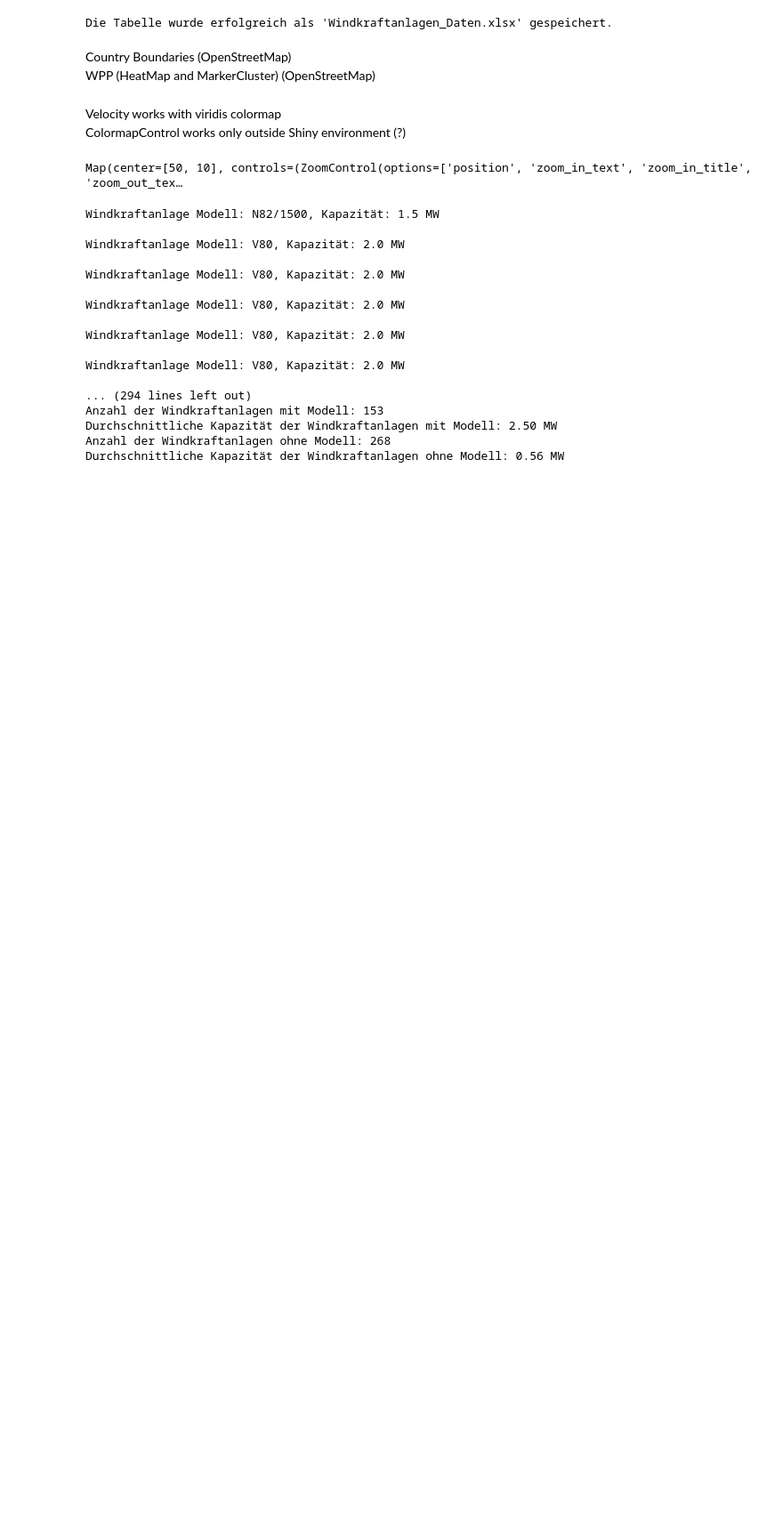
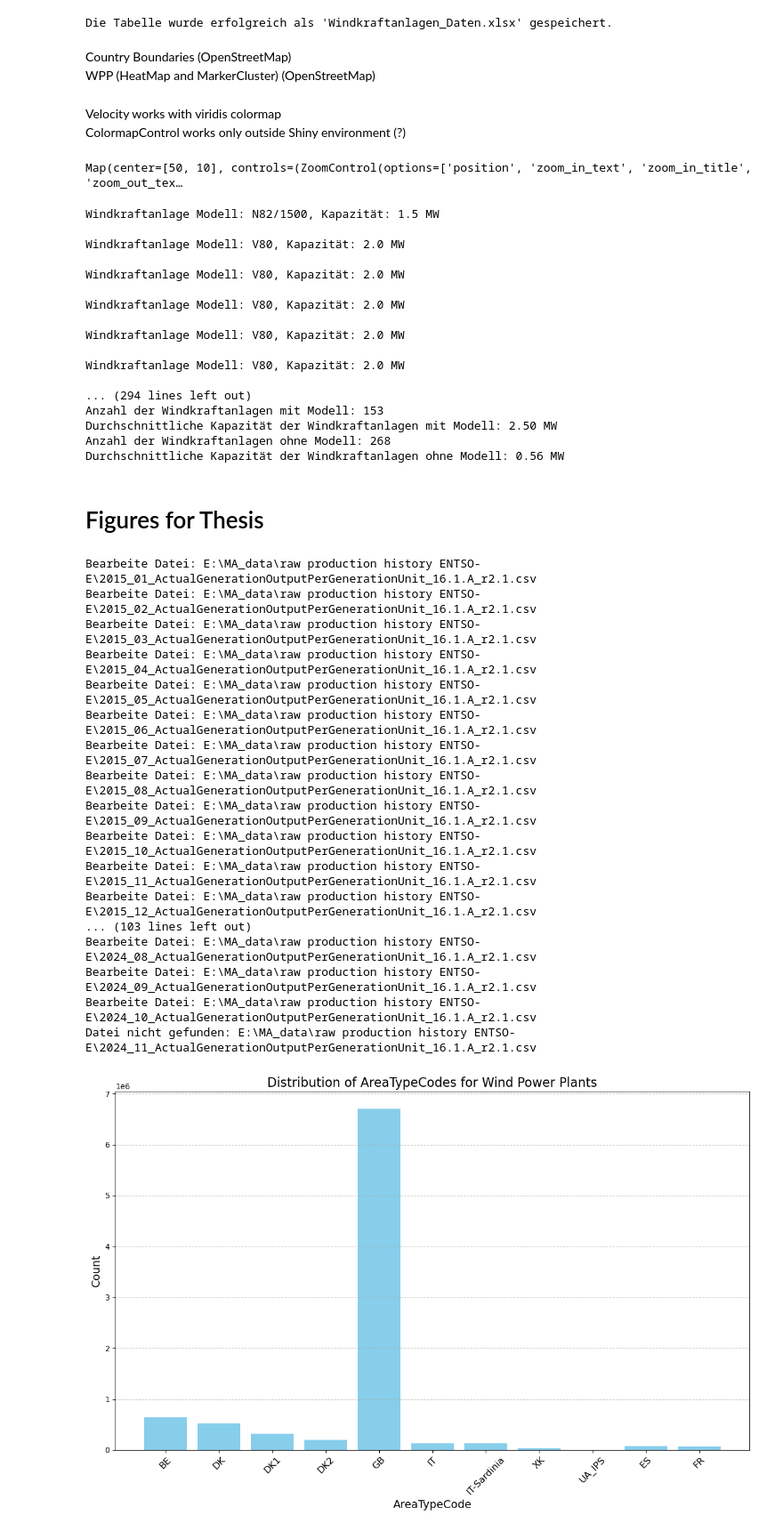
Before and after one commit to el-gif/Webapp, a Jupyter notebook: Webapp.ipynb, the cells around one changed output. Shown at 89% size. Cells and saved outputs as stored; diff of their text form; code cells hidden in the pictures; blank space fills up the shorter version.

```diff
--- a/Webapp.ipynb
+++ b/Webapp.ipynb
@@ -696,3 +696,75 @@ output_file_path = r"time_series\Filtered_Wind_Data_2015_01.xlsx"
 df_selected.to_excel(output_file_path, index=False)
 
 print("Die gefilterten Daten wurden erfolgreich in", output_file_path, "gespeichert.")
+# %% [markdown]
+<h1> Figures for Thesis
+# %%
+import pandas as pd
+import os
+import matplotlib.pyplot as plt
+
+# Basisverzeichnis
+input_dir = r"E:\MA_data\raw production history ENTSO-E"
+
+# Liste der Monate von 2015-01 bis 2024-10 generieren
+months = pd.date_range(start="2015-01", end="2024-11", freq="MS").strftime("%Y_%m").tolist()
+
+# Dictionary zur Speicherung der AreaTypeCode-Zählung
+area_type_counts = {}
+
+# For-Schleife für jede Datei
+for month in months:
+    # Dateipfad erstellen
+    input_file = os.path.join(input_dir, f"{month}_ActualGenerationOutputPerGenerationUnit_16.1.A_r2.1.csv")
+
+    # Überprüfen, ob die Datei existiert
+    if not os.path.exists(input_file):
+        print(f"Datei nicht gefunden: {input_file}")
+        continue
+
+    # Datei einlesen
+    print(f"Bearbeite Datei: {input_file}")
+    data = pd.read_csv(input_file, sep='\t')
+
+    # Filtere nach GenerationUnitType == 'Wind Onshore' oder 'Wind Offshore'
+    filtered_data = data[(data['GenerationUnitType'] == 'Wind Onshore ') | (data['GenerationUnitType'] == 'Wind Offshore ')]
+
+    # Zähle die AreaTypeCodes
+    for area_code in filtered_data['MapCode']:
+        if area_code in area_type_counts:
+            area_type_counts[area_code] += 1
+        else:
+            area_type_counts[area_code] = 1
+
+# Erstellen des Säulendiagramms
+area_codes = list(area_type_counts.keys())
+counts = list(area_type_counts.values())
+
+plt.figure(figsize=(12, 8))
+plt.bar(area_codes, counts, color='skyblue')
+plt.xlabel('AreaTypeCode', fontsize=14)
+plt.ylabel('Count', fontsize=14)
+plt.title('Distribution of AreaTypeCodes for Wind Power Plants', fontsize=16)
+plt.xticks(rotation=45, fontsize=12)
+plt.grid(axis='y', linestyle='--', alpha=0.7)
+plt.tight_layout()
+plt.show()
+# %% [output]
+Bearbeite Datei: E:\MA_data\raw production history ENTSO-E\2015_01_ActualGenerationOutputPerGenerationUnit_16.1.A_r2.1.csv
+Bearbeite Datei: E:\MA_data\raw production history ENTSO-E\2015_02_ActualGenerationOutputPerGenerationUnit_16.1.A_r2.1.csv
+Bearbeite Datei: E:\MA_data\raw production history ENTSO-E\2015_03_ActualGenerationOutputPerGenerationUnit_16.1.A_r2.1.csv
+Bearbeite Datei: E:\MA_data\raw production history ENTSO-E\2015_04_ActualGenerationOutputPerGenerationUnit_16.1.A_r2.1.csv
+Bearbeite Datei: E:\MA_data\raw production history ENTSO-E\2015_05_ActualGenerationOutputPerGenerationUnit_16.1.A_r2.1.csv
+Bearbeite Datei: E:\MA_data\raw production history ENTSO-E\2015_06_ActualGenerationOutputPerGenerationUnit_16.1.A_r2.1.csv
+Bearbeite Datei: E:\MA_data\raw production history ENTSO-E\2015_07_ActualGenerationOutputPerGenerationUnit_16.1.A_r2.1.csv
+Bearbeite Datei: E:\MA_data\raw production history ENTSO-E\2015_08_ActualGenerationOutputPerGenerationUnit_16.1.A_r2.1.csv
+Bearbeite Datei: E:\MA_data\raw production history ENTSO-E\2015_09_ActualGenerationOutputPerGenerationUnit_16.1.A_r2.1.csv
+Bearbeite Datei: E:\MA_data\raw production history ENTSO-E\2015_10_ActualGenerationOutputPerGenerationUnit_16.1.A_r2.1.csv
+Bearbeite Datei: E:\MA_data\raw production history ENTSO-E\2015_11_ActualGenerationOutputPerGenerationUnit_16.1.A_r2.1.csv
+Bearbeite Datei: E:\MA_data\raw production history ENTSO-E\2015_12_ActualGenerationOutputPerGenerationUnit_16.1.A_r2.1.csv
+... (103 lines left out)
+Bearbeite Datei: E:\MA_data\raw production history ENTSO-E\2024_08_ActualGenerationOutputPerGenerationUnit_16.1.A_r2.1.csv
+Bearbeite Datei: E:\MA_data\raw production history ENTSO-E\2024_09_ActualGenerationOutputPerGenerationUnit_16.1.A_r2.1.csv
+Bearbeite Datei: E:\MA_data\raw production history ENTSO-E\2024_10_ActualGenerationOutputPerGenerationUnit_16.1.A_r2.1.csv
+Datei nicht gefunden: E:\MA_data\raw production history ENTSO-E\2024_11_ActualGenerationOutputPerGenerationUnit_16.1.A_r2.1.csv
+[figure, added]
```
Also changed, not shown: parts of 2 cells of this notebook, 16 other files.
